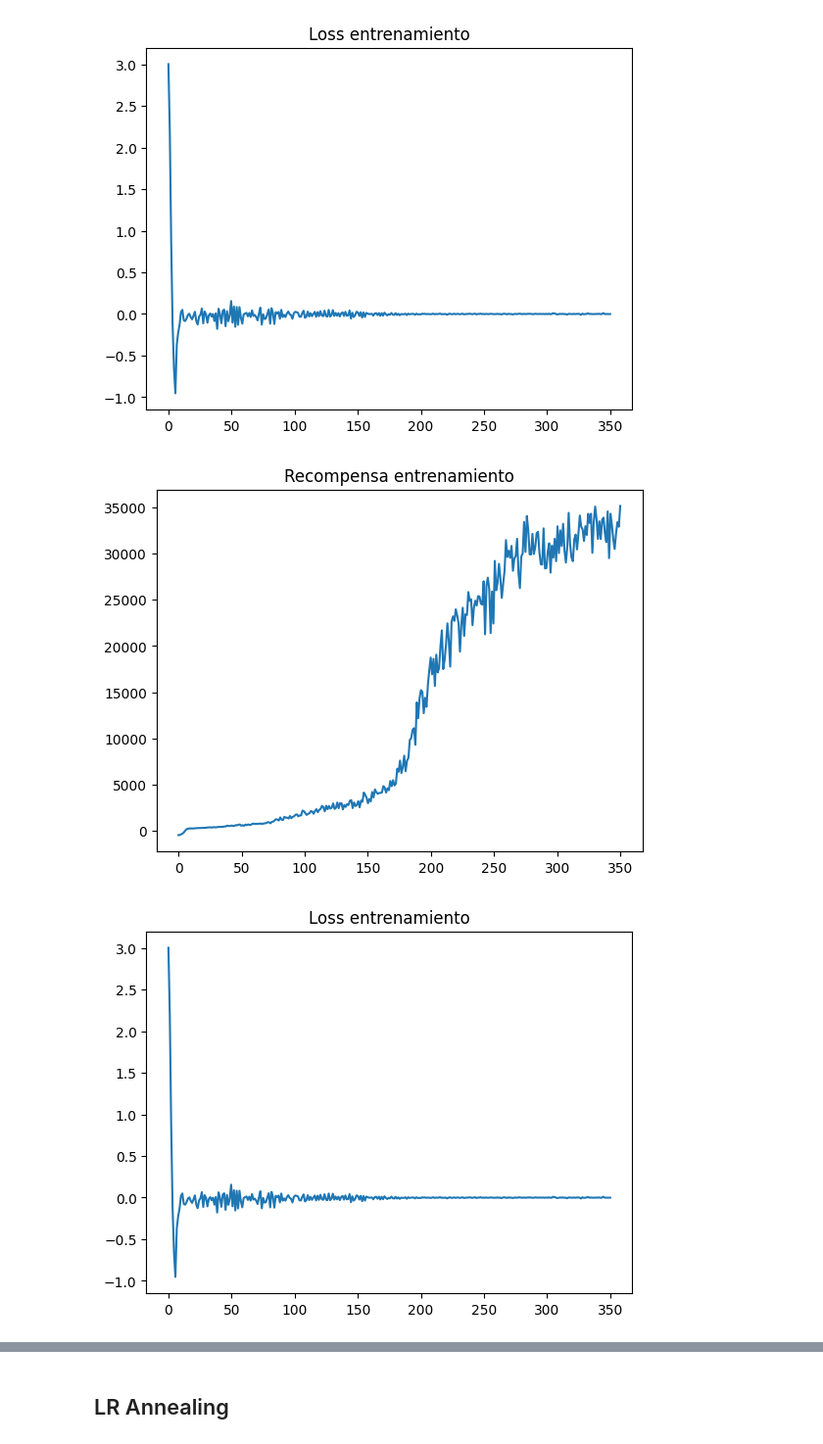
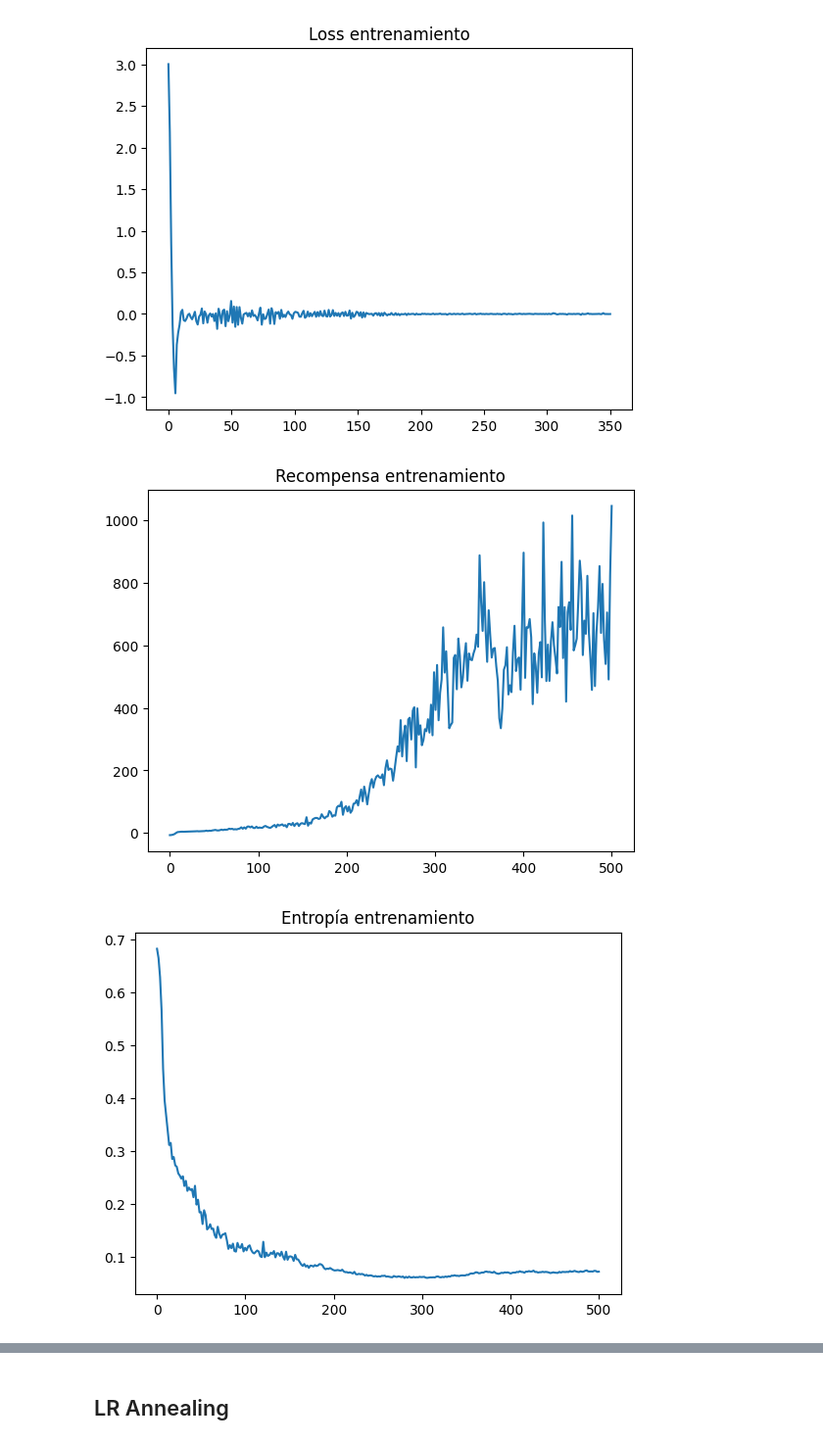
Before and after one commit to ArcaloJade/TPF-RL-LopezVilaclara-Costantini-Lewit, a Jupyter notebook: proyecto.ipynb, the cells around one changed output, grey strips where cells are left out. Shown at 98% size. Saved outputs shown, nothing was run; the diff lists cells and outputs as text; code cells hidden in the pictures.

```diff
--- a/proyecto.ipynb
+++ b/proyecto.ipynb
@@ -18,18 +18,18 @@ import numpy as np
 # device = "cpu"
 # %%
 def plot_metrics(modelo_entrenado, hiperparams):
-    reward = torch.load(f"trained_net/{modelo_entrenado}/metrics.pt")["rewards"]
+    reward = torch.load(f"trained_net/{modelo_entrenado}/metrics.pt", weights_only=False)["rewards"]
     plt.plot(np.linspace(0, hiperparams["epochs"], len(reward)),reward)
     plt.title("Recompensa entrenamiento")
     plt.show()
 
-    entropy = torch.load(f"trained_net/{modelo_entrenado}/metrics.pt")["entropy"]
+    entropy = torch.load(f"trained_net/{modelo_entrenado}/metrics.pt", weights_only=False)["entropy"]
     if entropy is not None:
         plt.plot(np.linspace(0, hiperparams["epochs"], len(entropy)),entropy)
         plt.title("Entropía entrenamiento")
         plt.show()
 
-    loss = torch.load(f"trained_net/{modelo_entrenado}/metrics.pt")["loss"]
+    loss = torch.load(f"trained_net/{modelo_entrenado}/metrics.pt", weights_only=False)["loss"]
     plt.plot(np.linspace(0, hiperparams["epochs"], len(loss)),loss)
     plt.title("Loss entrenamiento")
     plt.show()
@@ -218,7 +218,7 @@ hiperparams = {
     "discount_factor": 0.95,
     "gae_lambda": 0.95,
     "entropy_coeficient": 0.01,
-    "max_length": 5000
+    "max_length": 100000
 
 }
 # %%
@@ -250,20 +250,20 @@ Epoch 350/350 -- reward: 30562.10
 [figure]
 [figure]
 # %%
-modelo_entrenado = "PPO_Clip_Entropy v1"
+modelo_entrenado = "PPO_Model_Entropy_v4"
 env = gymnasium.make("FlappyBird-v0", use_lidar=False)
 PPO = PPO_Clip_Entropy(hiperparams )
 plot_metrics(modelo_entrenado, hiperparams)
 
 policy_net = PolicyNet(12, 2)
 
 policy_net.load_state_dict(torch.load(f"trained_net/{modelo_entrenado}/flappy_actor.pth"))
 policy_net.eval()
 
 PPO.policy_net = policy_net
 
-PPO.evaluate(env, 3)
+PPO.evaluate(env, 100)
 env.close()
 # %% [output]
-[figure, old version]
+[figure, new version]
-[figure, old version]
+[figure, new version]
```
Also changed, not shown: parts of 3 cells of this notebook, 5 other files.
